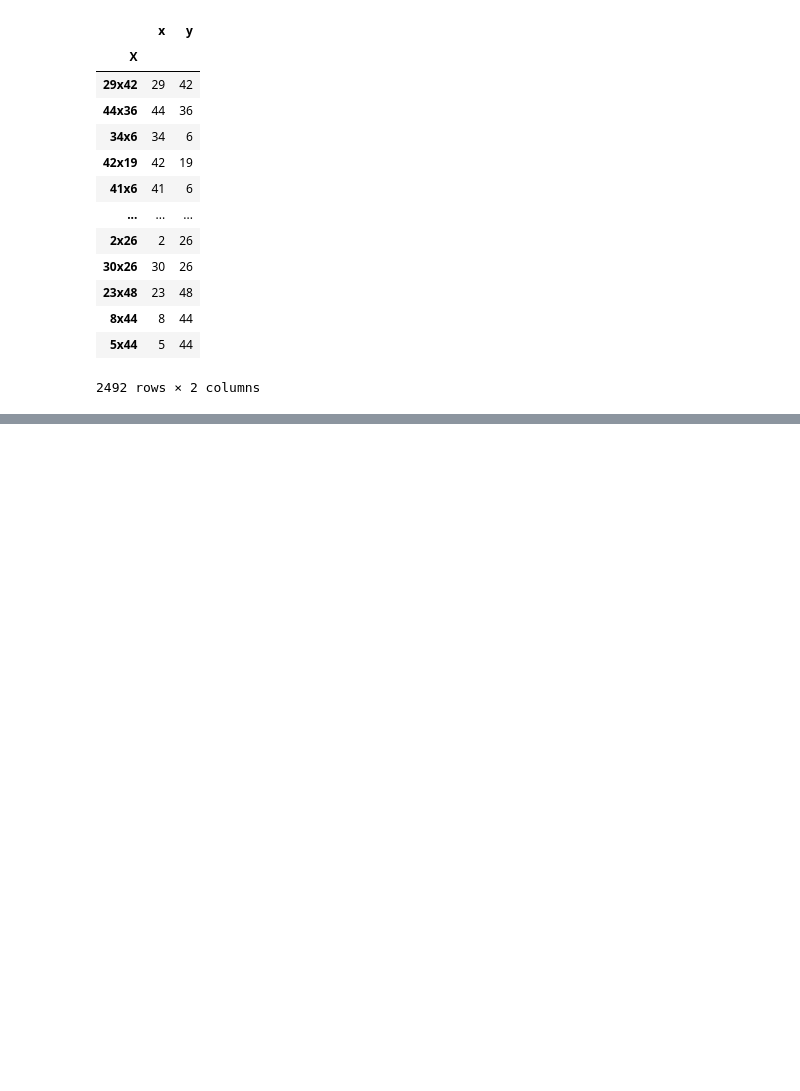
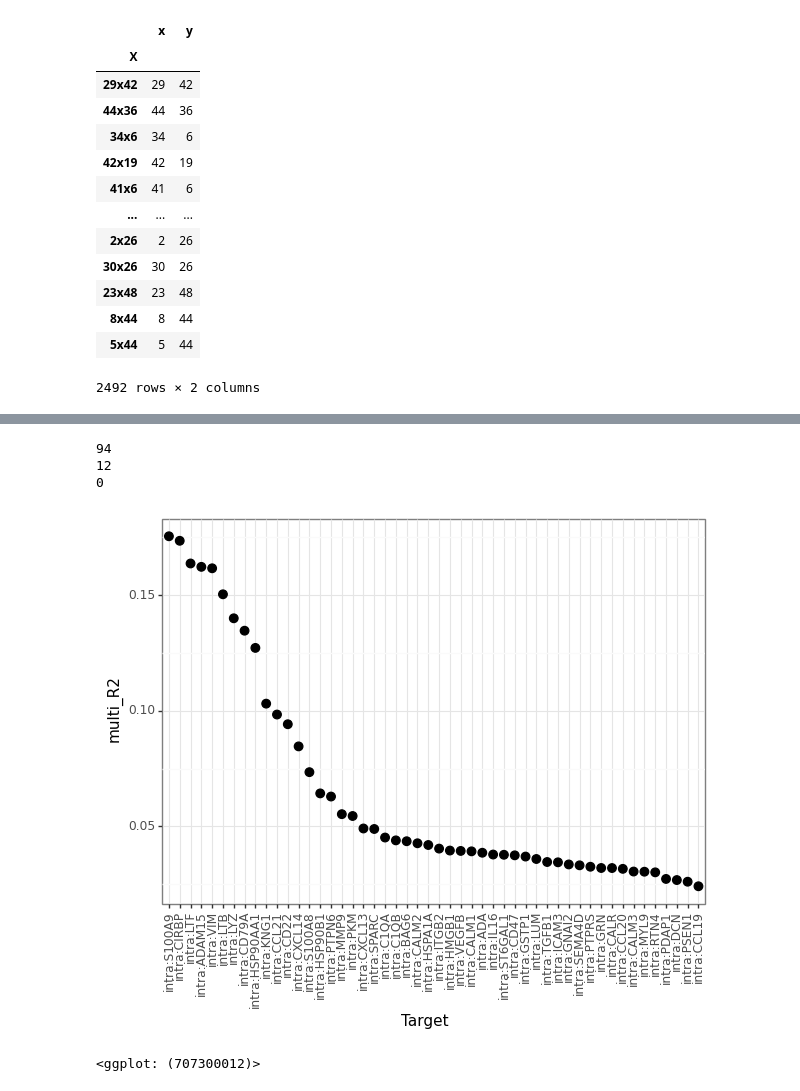
Before and after one commit to schae211/liana_spatial_cite-seq, a Jupyter notebook: read_data.ipynb, the cells around one changed output, grey strips where cells are left out. Saved outputs shown, nothing was run; the diff lists cells and outputs as text; code cells hidden in the pictures; blank space fills up the shorter version.

```diff
--- a/read_data.ipynb
+++ b/read_data.ipynb
@@ -661,0 +543,4 @@ print(np.array([s in gene_annot_2["Aliases"].to_numpy() for s in barcodes.loc[~b
+# %%
+misty = MistyData(data={"intra": rna_target_ad, "para_rna": rna_predictor_ad, "para_adt": prot_predictor_ad})
+misty.var_names_make_unique() # otherwise we cannot index
+misty
@@ -661,0 +568,9 @@ print(np.array([s in gene_annot_2["Aliases"].to_numpy() for s in barcodes.loc[~b
+# %%
+# QC remove all features with very few counts (below 10)
+print((np.asarray(misty.mod["intra"].X.sum(axis=0)).squeeze() < 10).sum())
+print((np.asarray(misty.mod["para_rna"].X.sum(axis=0)).squeeze() < 10).sum())
+print((np.asarray(misty.mod["para_adt"].X.sum(axis=0)).squeeze() < 10).sum())
+# %% [output]
+94
+12
+0
@@ -661,0 +582,24 @@ print(np.array([s in gene_annot_2["Aliases"].to_numpy() for s in barcodes.loc[~b
+# %%
+stat = "multi_R2"
+target_metrics = misty.uns['target_metrics'].copy()
+
+target_metrics = target_metrics.sort_values(stat, ascending=False).head(50)
+
+# get order of target by decreasing intra.R2
+targets = target_metrics.sort_values(by=stat, ascending=False)['target'].values
+# targets as categorical variable
+target_metrics['target'] = pd.Categorical(target_metrics['target'],
+                                            categories=targets,
+                                            ordered=True)
+
+p = (p9.ggplot(target_metrics, p9.aes(x='target', y=stat)) +
+        p9.geom_point(size=3) +
+        p9.theme_bw() +
+        p9.theme(axis_text_x=p9.element_text(rotation=90),
+                figure_size=(7,5)) +
+    p9.labs(x='Target')
+    )
+p
+# %% [output]
+[figure, added]
+<ggplot: (707300012)>
```
Also changed, not shown: parts of 45 cells of this notebook, 7 other files.
